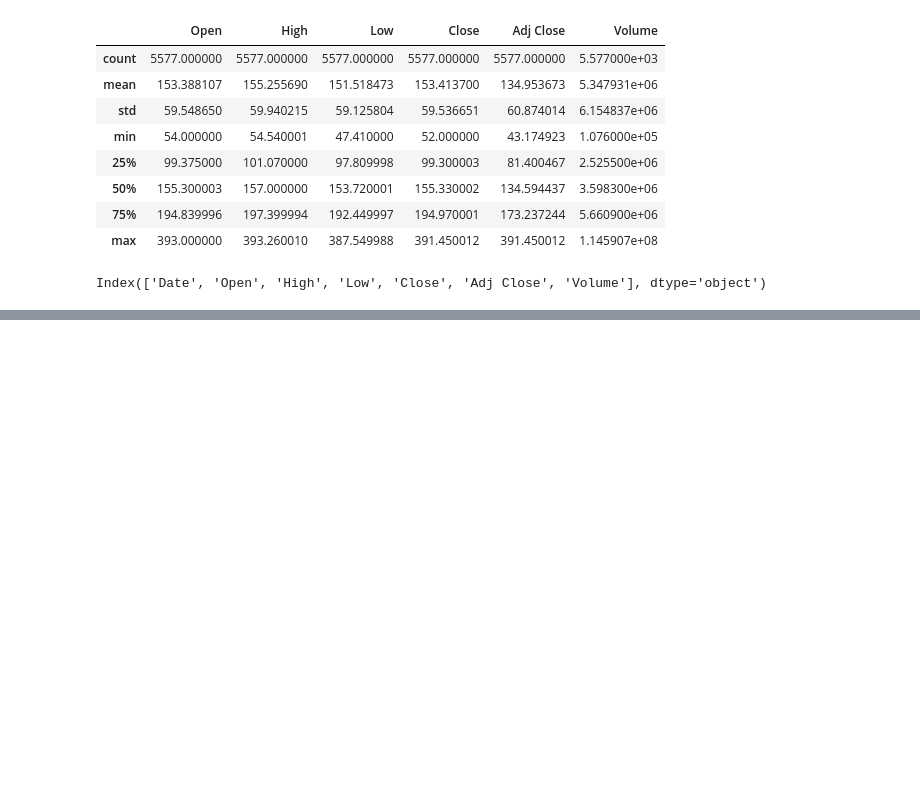
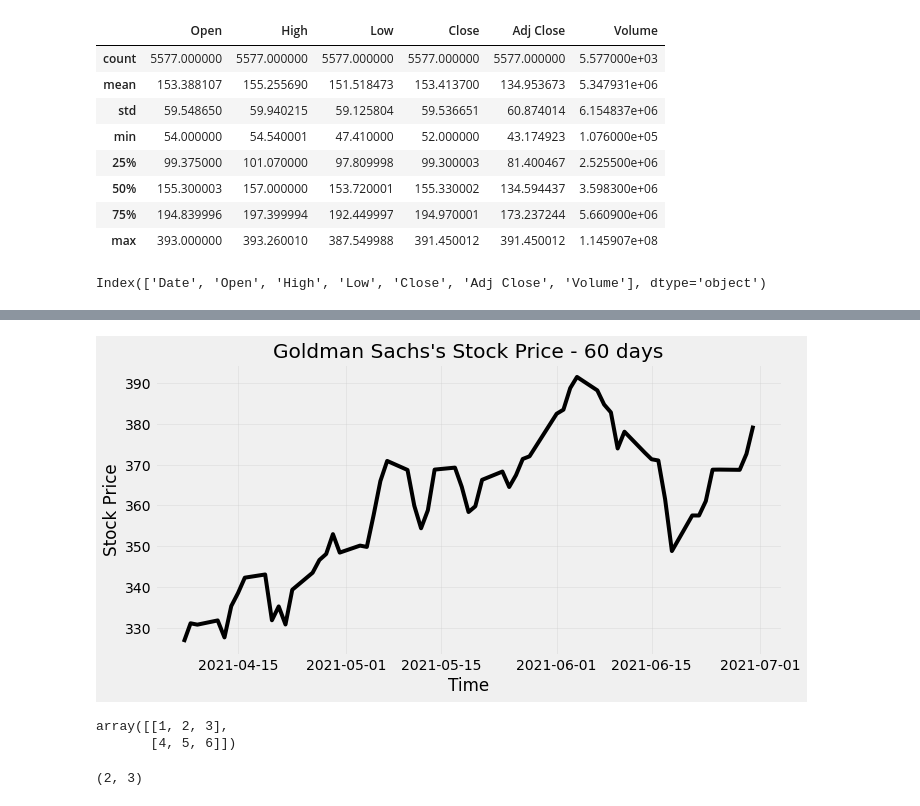
Before and after one commit to HyosikMoon/Coursera, a Jupyter notebook: Machine_Learning/Course6_Time_Series_and_Survival_Analysis/Proj/Untitled.ipynb, the cells around one changed output, grey strips where cells are left out. Cells and saved outputs as stored; diff of their text form; code cells hidden in the pictures; blank space fills up the shorter version.

Commit message:
Final Project, Stock price analysis

```diff
--- a/Machine_Learning/Course6_Time_Series_and_Survival_Analysis/Proj/Untitled.ipynb
+++ b/Machine_Learning/Course6_Time_Series_and_Survival_Analysis/Proj/Untitled.ipynb
@@ -26,0 +61,26 @@ del_cols.remove('Date')
+# %%
+import matplotlib.pyplot as plt
+import numpy as np
+# plt.style.use('fivethirtyeight')
+
+def get_n_last_days(df, series_name, n_days):
+    return df[series_name][-1*n_days:]
+
+def plot_n_last_days(df, series_name, n_days):
+    plt.figure(figsize = (10,5))
+    plt.plot(get_n_last_days(df, series_name, n_days), 'k-')
+    plt.title("Goldman Sachs's Stock Price - {} days".format(n_days))
+    plt.xlabel("Time")
+    plt.ylabel("Stock Price")
+    plt.grid(alpha=0.3)
+# %%
+df2.reset_index(inplace=True)
+# %%
+df3 = df2.copy()
+df3['Date'] = pd.to_datetime(df2['Date'])
+# %%
+df3.set_index('Date', inplace=True)
+# %%
+plot_n_last_days(df3, 'Close', 60)
+# %% [output]
+[figure, added]
@@ -26,0 +91,10 @@ del_cols.remove('Date')
+# %%
+c = np.array([a, b])
+c
+# %% [output]
+array([[1, 2, 3],
+       [4, 5, 6]])
+# %%
+c.shape
+# %% [output]
+(2, 3)
```
Also changed, not shown: parts of 44 cells of this notebook, 15 other files.
